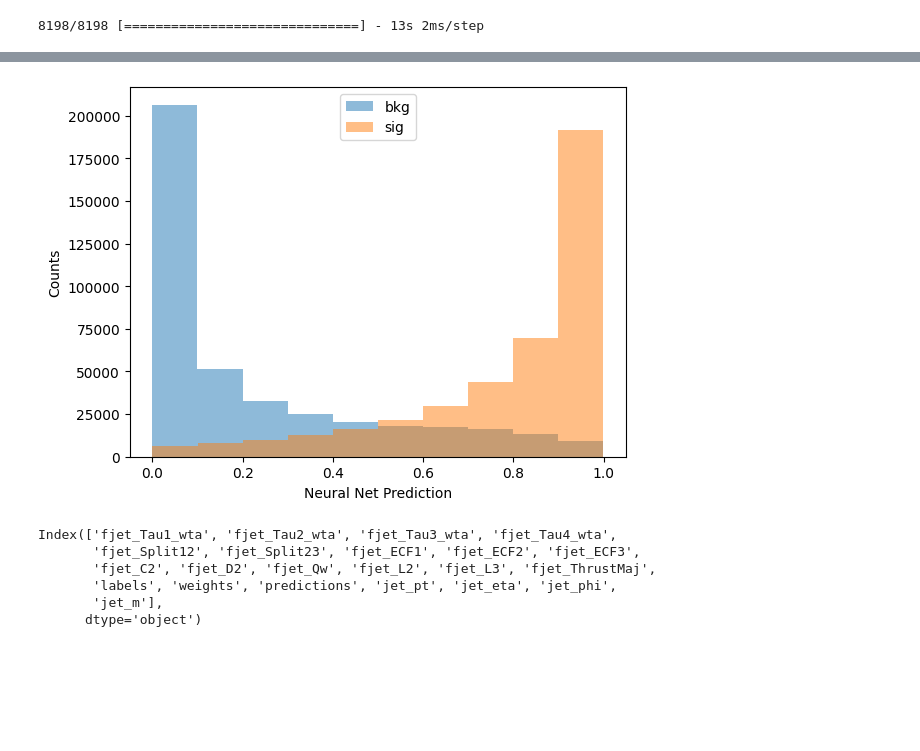
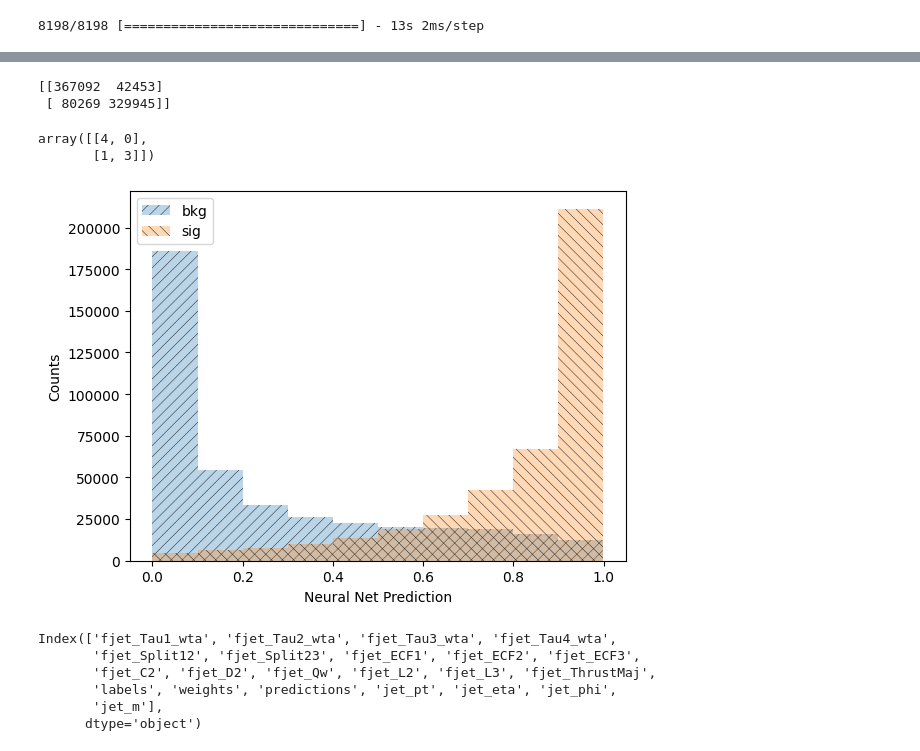
Before and after one commit to mkidson/Uni-Code, a Jupyter notebook: Honours/DS/Top_Tagging/topTaggingStats.ipynb, the cells around one changed output, grey strips where cells are left out. Cells and saved outputs as stored; diff of their text form; code cells hidden in the pictures; blank space fills up the shorter version.

```diff
--- a/Honours/DS/Top_Tagging/topTaggingStats.ipynb
+++ b/Honours/DS/Top_Tagging/topTaggingStats.ipynb
@@ -15,4 +16,4 @@ import preprocessing
 # %%
-model = keras.models.load_model('./models/highLevel_preprocessed_3_layers_correct_preprocessing/')
+model = keras.models.load_model('./models/final_model/')
 batch_size = 100
 # %% [output]
@@ -70,6 +71,15 @@ data_test_new['jet_pt'] = jetVars_test[0]
 data_test_new['jet_eta'] = jetVars_test[1]
 data_test_new['jet_phi'] = jetVars_test[2]
 data_test_new['jet_m'] = jetVars_test[3]
+# %%
+binary_predictions = []
+for i in data_test_new['predictions']:
+    if i <= 0.5:
+        binary_predictions.append(0)
+    else:
+        binary_predictions.append(1)
+
+data_test_new['binary_predictions'] = np.array(binary_predictions)
 # %%
 renameDict = {i: hlKeys[i] for i in range(15)}
 data_test_new.rename(renameDict, axis='columns', inplace=True)
@@ -79,22 +91,34 @@ bkgIndices = data_test_new['labels'] == 0
+# %%
+print((conf_matrix[0,0]+conf_matrix[1,1]) / ())
+# %% [output]
+[[367092  42453]
+ [ 80269 329945]]
+# %%
+metrics.confusion_matrix([1,1,1,1,0,0,0,0], [1,1,1,1,0,0,0,1], labels=[1,0])
+# %% [output]
+array([[4, 0],
+       [1, 3]])
 # %%
 plt.figure()
 plt.xlabel('Neural Net Prediction')
 plt.ylabel('Counts')
 
-bkgHist = plt.hist(data_test_new['predictions'][bkgIndices], bins=10, weights=data_test_new['weights'][bkgIndices], label='bkg', alpha=0.5)
-sigHist = plt.hist(data_test_new['predictions'][sigIndices], bins=10, weights=data_test_new['weights'][sigIndices], label='sig', alpha=0.5)
+bkgHist = plt.hist(data_test_new['predictions'][bkgIndices], bins=10, weights=data_test_new['weights'][bkgIndices], label='bkg', alpha=0.3, hatch='///')
+sigHist = plt.hist(data_test_new['predictions'][sigIndices], bins=10, weights=data_test_new['weights'][sigIndices], label='sig', alpha=0.3, hatch='\\\\\\')
 
 # bkgHistNN = plt.hist(backgroundVals["predictions"], bins=5, weights=backgroundVals["weights"],label="backgrounds", range=[0,1], alpha=0.6)
 # sigHistNN = plt.hist(signalVals["predictions"], bins=5, weights=signalVals["weights"],  label=r"$H\rightarrow \tau\tau$ signal",range=[0,1], alpha=0.6)
 
 # bkgHistNN = plt.hist(backgroundVals['predictions'], bins=5, label="backgrounds", range=[0,1], alpha=0.6)
 # sigHistNN = plt.hist(signalVals['predictions'], bins=5, label="signals", range=[0,1], alpha=0.6)
 
 plt.legend()
+mpl.rcParams['hatch.linewidth'] = 0.3
+
 # plt.yscale('log')
 plt.show()
 # %% [output]
-[figure, old version]
+[figure, new version]
 # %%
 print(data_test_new.columns)
 # %% [output]
```
Also changed, not shown: parts of 5 cells of this notebook, 16 other files.
